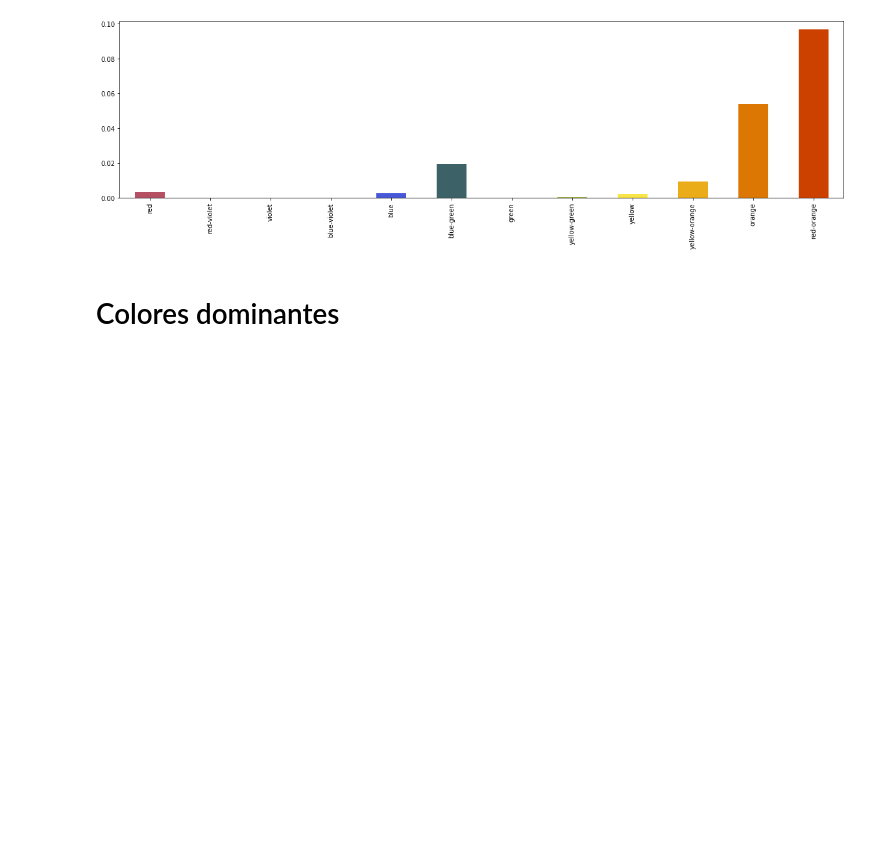
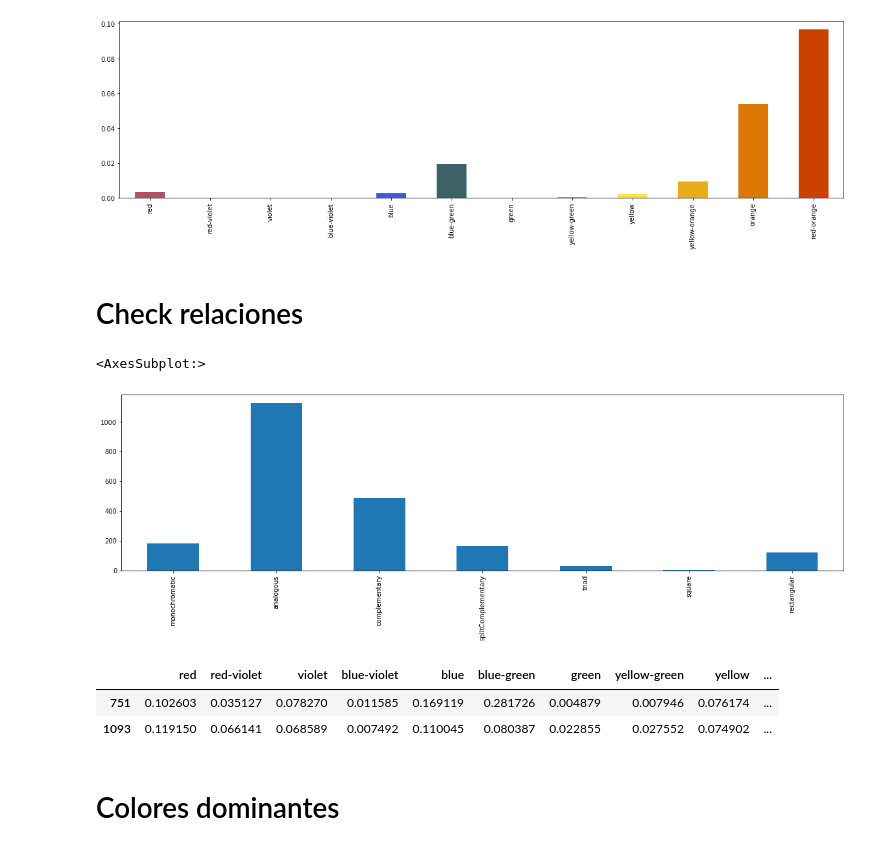
Before and after one commit to uai-art-image-processing/covid19_color_emotion_analysis, a Jupyter notebook: composicion/01_Volumen/02a_Pruebas_Cubo_Colores_Itten.ipynb, the cells around one changed output. Saved outputs shown, nothing was run; the diff lists cells and outputs as text; code cells hidden in the pictures; blank space fills up the shorter version.

```diff
--- a/composicion/01_Volumen/02a_Pruebas_Cubo_Colores_Itten.ipynb
+++ b/composicion/01_Volumen/02a_Pruebas_Cubo_Colores_Itten.ipynb
@@ -271,3 +271,5 @@ pd_discr_weighted_signatures.median().plot.bar(color=get_palette(final_analysis_
 # %% [output]
 <AxesSubplot:>
 [figure]
+# %% [markdown]
+# Check relaciones
@@ -274,3 +336,24 @@ pd_discr_weighted_signatures.median().plot.bar(color=get_palette(final_analysis_
+# %%
+check_relaciones = pd_discr_weighted_signatures.copy()
+
+check_relaciones['monochromatic'] = (1*(pd_discr_weighted_signatures > 0.05)).apply(monochromatic, axis=1)
+check_relaciones['analogous'] = (1*(pd_discr_weighted_signatures > 0.05)).apply(analogous, axis=1)
+check_relaciones['complementary'] = (1*(pd_discr_weighted_signatures > 0.05)).apply(complementary, axis=1)
+check_relaciones['splitComplementary'] = (1*(pd_discr_weighted_signatures > 0.05)).apply(splitComplementary, axis=1)
+check_relaciones['triad'] = (1*(pd_discr_weighted_signatures > 0.05)).apply(triad, axis=1)
+check_relaciones['square'] = (1*(pd_discr_weighted_signatures > 0.05)).apply(square, axis=1)
+check_relaciones['rectangular'] = (1*(pd_discr_weighted_signatures > 0.05)).apply(rectangular, axis=1)
+# %%
+check_relaciones[['monochromatic','analogous','complementary','splitComplementary','triad','square','rectangular']].sum().plot.bar()
+# %% [output]
+<AxesSubplot:>
+[figure, added]
+# %%
+check_relaciones[check_relaciones['square'] == 1]
+# %% [output]
+|  | red | red-violet | violet | blue-violet | blue | blue-green | green | yellow-green | yellow | ... |
+| 751 | 0.102603 | 0.035127 | 0.078270 | 0.011585 | 0.169119 | 0.281726 | 0.004879 | 0.007946 | 0.076174 | ... |
+| 1093 | 0.119150 | 0.066141 | 0.068589 | 0.007492 | 0.110045 | 0.080387 | 0.022855 | 0.027552 | 0.074902 | ... |
 # %% [markdown]
 # Colores dominantes
 # %%
```
Also changed, not shown: parts of 7 cells of this notebook, 13 other files.
